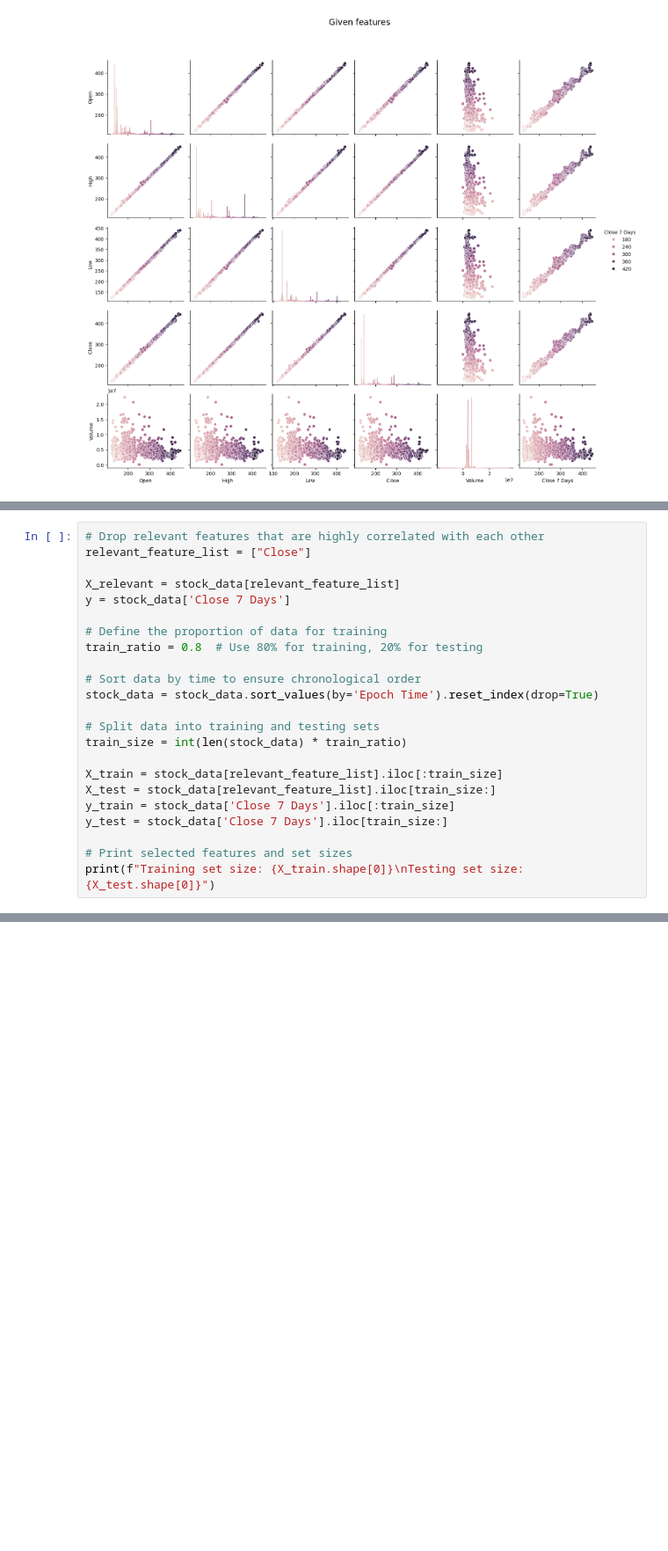
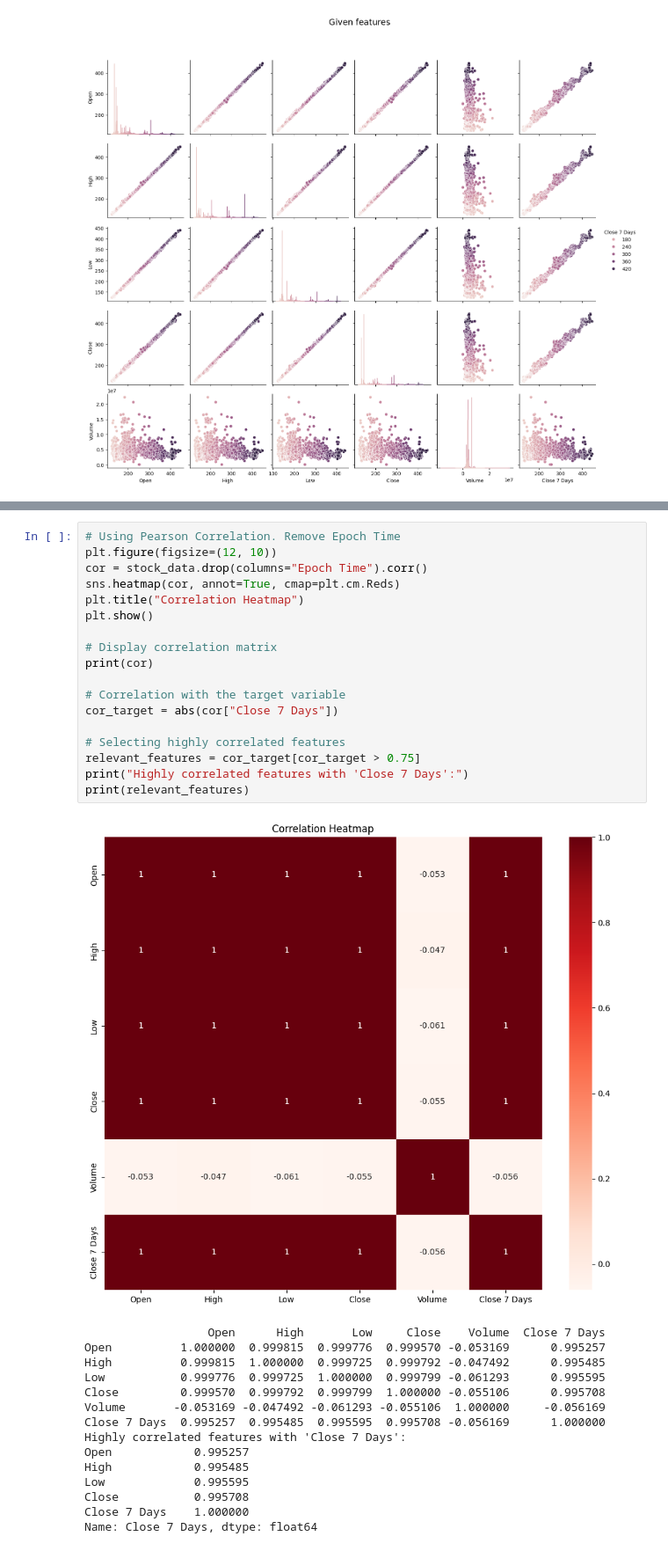
Before and after one commit to shannaw04/ml-stock-predictor, a Jupyter notebook: stock-predictor-final.ipynb, the cells around one changed output, grey strips where cells are left out. Shown at 88% size. Saved outputs shown, nothing was run; the diff lists cells and outputs as text; blank space fills up the shorter version.

Commit message:
completed stock predictor file. adding project poster and midterm report pdfs

```diff
--- a/stock-predictor-final.ipynb
+++ b/stock-predictor-final.ipynb
@@ -176,23 +143,0 @@ Name: Close 7 Days, dtype: float64
-# %%
-# Drop relevant features that are highly correlated with each other
-relevant_feature_list = ["Close"]
-
-X_relevant = stock_data[relevant_feature_list]
-y = stock_data['Close 7 Days']
-
-# Define the proportion of data for training
-train_ratio = 0.8  # Use 80% for training, 20% for testing
-
-# Sort data by time to ensure chronological order
-stock_data = stock_data.sort_values(by='Epoch Time').reset_index(drop=True)
-
-# Split data into training and testing sets
-train_size = int(len(stock_data) * train_ratio)
-
-X_train = stock_data[relevant_feature_list].iloc[:train_size]
-X_test = stock_data[relevant_feature_list].iloc[train_size:]
-y_train = stock_data['Close 7 Days'].iloc[:train_size]
-y_test = stock_data['Close 7 Days'].iloc[train_size:]
-
-# Print selected features and set sizes
-print(f"Training set size: {X_train.shape[0]}\nTesting set size: {X_test.shape[0]}")
@@ -618,0 +144,34 @@ Linear Regression with Gradient Descent:
+# %%
+# Using Pearson Correlation. Remove Epoch Time
+plt.figure(figsize=(12, 10))
+cor = stock_data.drop(columns="Epoch Time").corr()
+sns.heatmap(cor, annot=True, cmap=plt.cm.Reds)
+plt.title("Correlation Heatmap")
+plt.show()
+
+# Display correlation matrix
+print(cor)
+
+# Correlation with the target variable
+cor_target = abs(cor["Close 7 Days"])
+
+# Selecting highly correlated features
+relevant_features = cor_target[cor_target > 0.75]
+print("Highly correlated features with 'Close 7 Days':")
+print(relevant_features)
+# %% [output]
+[figure, added]
+                  Open      High       Low     Close    Volume  Close 7 Days
+Open          1.000000  0.999815  0.999776  0.999570 -0.053169      0.995257
+High          0.999815  1.000000  0.999725  0.999792 -0.047492      0.995485
+Low           0.999776  0.999725  1.000000  0.999799 -0.061293      0.995595
+Close         0.999570  0.999792  0.999799  1.000000 -0.055106      0.995708
+Volume       -0.053169 -0.047492 -0.061293 -0.055106  1.000000     -0.056169
+Close 7 Days  0.995257  0.995485  0.995595  0.995708 -0.056169      1.000000
+Highly correlated features with 'Close 7 Days':
+Open            0.995257
+High            0.995485
+Low             0.995595
+Close           0.995708
+Close 7 Days    1.000000
+Name: Close 7 Days, dtype: float64
```
Also changed, not shown: parts of 55 cells of this notebook, 4 other files.
